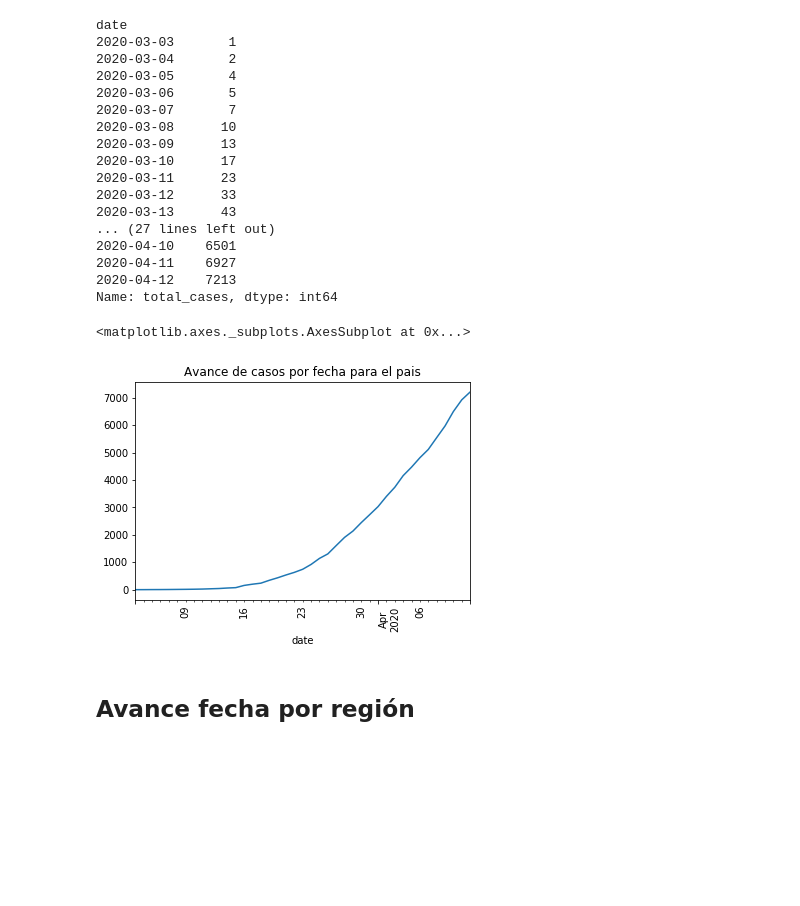
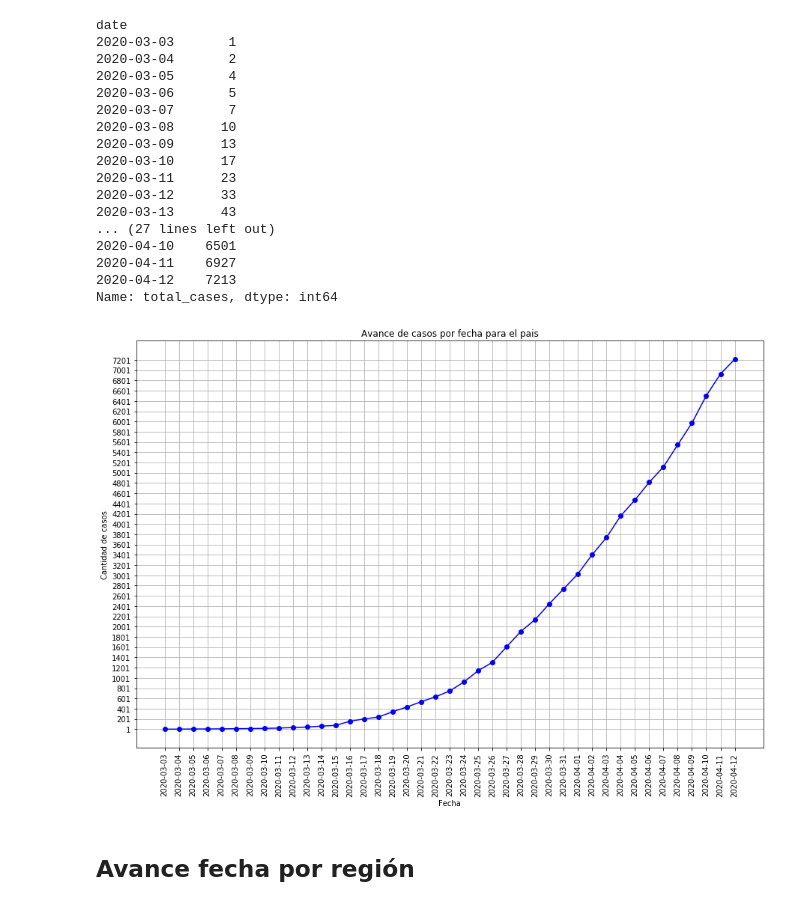
Before and after one commit to patricionicolas/Covid-19-Chile, a Jupyter notebook: Casos Totales.ipynb, the cells around one changed output. Drawn from its saved outputs; the diff is of its cells as text; code cells hidden in the pictures; blank space fills up the shorter version.

Commit message:
Fix: Diseño Grafico
Se corrige el diseño del gráfico para el avance en todo el país.

```diff
--- a/Casos Totales.ipynb
+++ b/Casos Totales.ipynb
@@ -87,11 +87,22 @@ date
 2020-04-11    6927
 2020-04-12    7213
 Name: total_cases, dtype: int64
-# %%
-avance_por_fecha_chile.plot(kind='line', title = 'Avance de casos por fecha para el pais', rot=90)
-# %% [output]
-<matplotlib.axes._subplots.AxesSubplot at 0x...>
-[figure, removed]
+# %%
+df_avance_por_fecha_chile =  avance_por_fecha_chile.to_frame().reset_index()
+X                         =  df_avance_por_fecha_chile["date"]
+Y                         =  df_avance_por_fecha_chile["total_cases"]
+
+plt.plot(X,Y, "bo")
+plt.plot(X,Y, 'b')
+plt.xlabel('Fecha')
+plt.ylabel('Cantidad de casos')
+plt.title("Avance de casos por fecha para el pais")
+plt.xticks(X, rotation='vertical')
+plt.yticks(np.arange(min(Y), max(Y)+1, 200))
+plt.grid()
+plt.show()
+# %% [output]
+[figure, added]
 # %% [markdown]
 ## Avance fecha por región
 # %%
```
Also changed, not shown: parts of 1 cell of this notebook.
